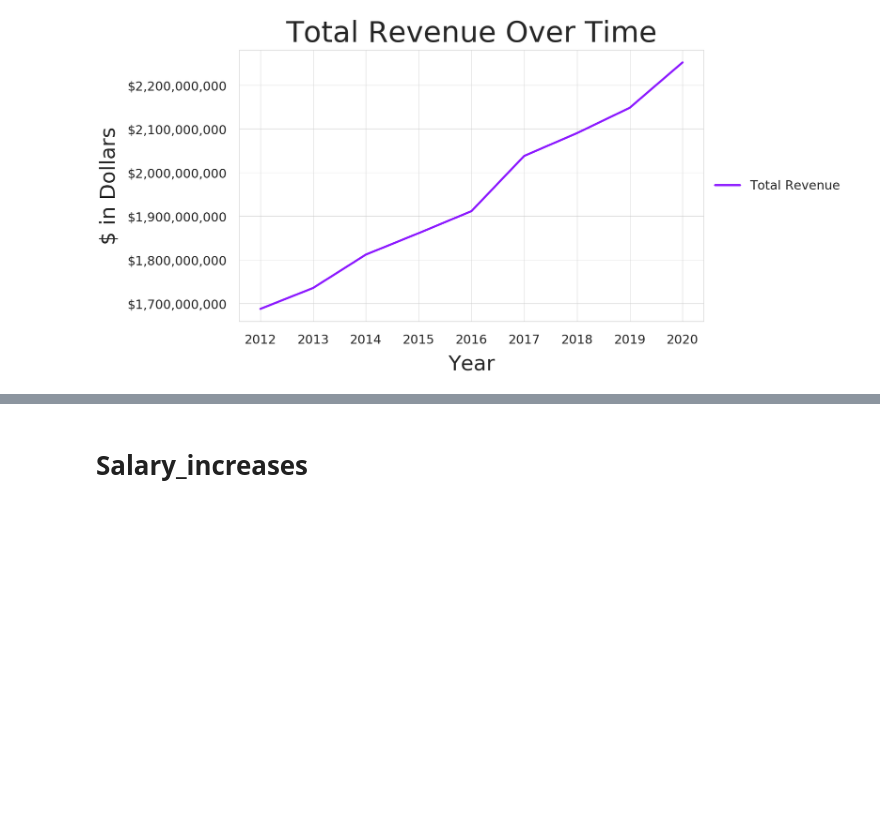
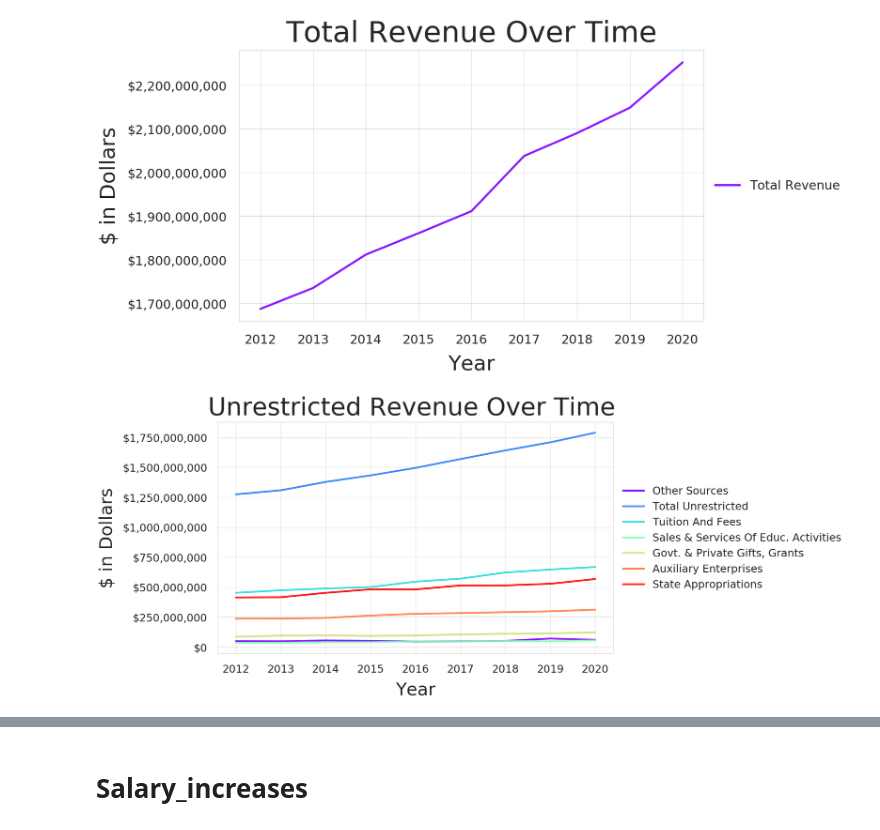
Before and after one commit to adharsh/UMD-Budget-Analysis, a Jupyter notebook: Main.ipynb, the cells around one changed output, grey strips where cells are left out. Drawn from its saved outputs; the diff is of its cells as text; code cells hidden in the pictures; blank space fills up the shorter version.

```diff
--- a/Main.ipynb
+++ b/Main.ipynb
@@ -244,12 +224,21 @@ title = "Total Revenue Over Time"
 plot_line_graphs_expenses({'Total Revenue' : total_revenue}, title, figsize)
 # %% [output]
 [figure]
+# %%
+group_list = revenue['Revenue Type'].unique()
+features_array = []
+for feature in group_list:
+    features_array.append(revenue.loc[revenue['Revenue Type'] == feature].sort_values(by='Year', ascending=True)['Amount'].values)
+# %%
+features = dict(zip(group_list, features_array))
 # %%
 unrestricted = list(revenue.loc[revenue['Restricted Type'] == 'Unrestricted']['Revenue Type'].unique())
 restricted = list(revenue.loc[revenue['Restricted Type'] == 'Restricted']['Revenue Type'].unique())
 # %%
-programs_dict = {k:orig_features[k] for k in orig_features if k in programs}
+unrestricted_dict = {k:features[k] for k in unrestricted if k in features}
 
 figsize = (20, 12)
-title = "Expenses by Program Over Time "
-plot_line_graphs_expenses(programs_dict, title, figsize)
+title = "Unrestricted Revenue Over Time "
+plot_line_graphs_expenses(unrestricted_dict, title, figsize)
+# %% [output]
+[figure, added]
```
Also changed, not shown: parts of 23 cells of this notebook, 1 other file.
